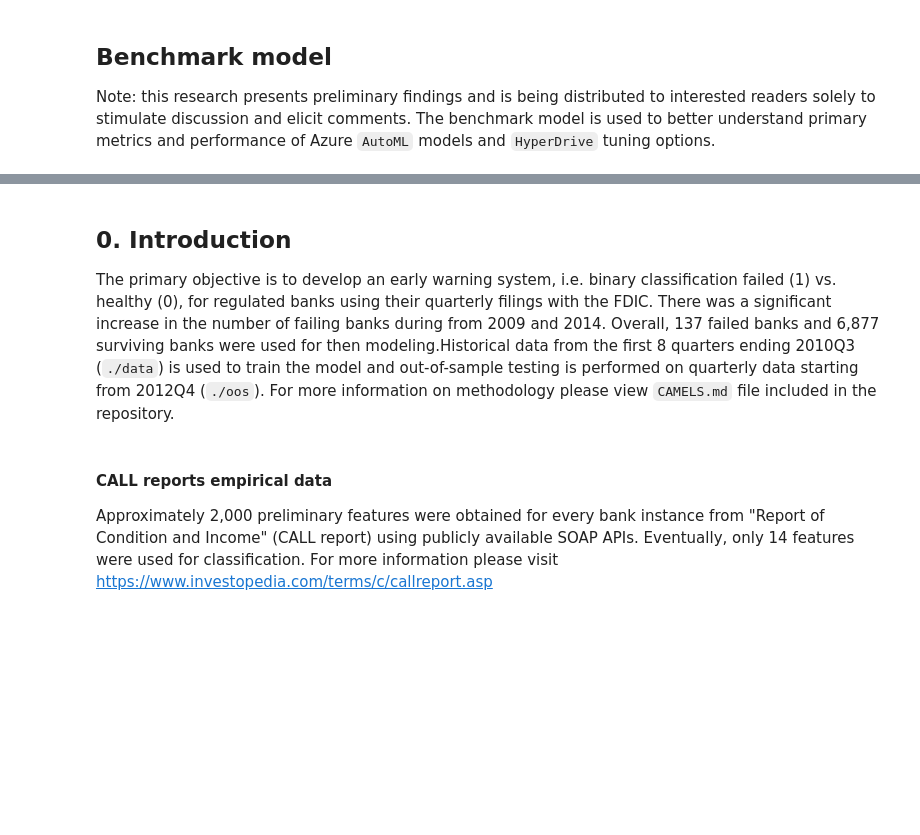
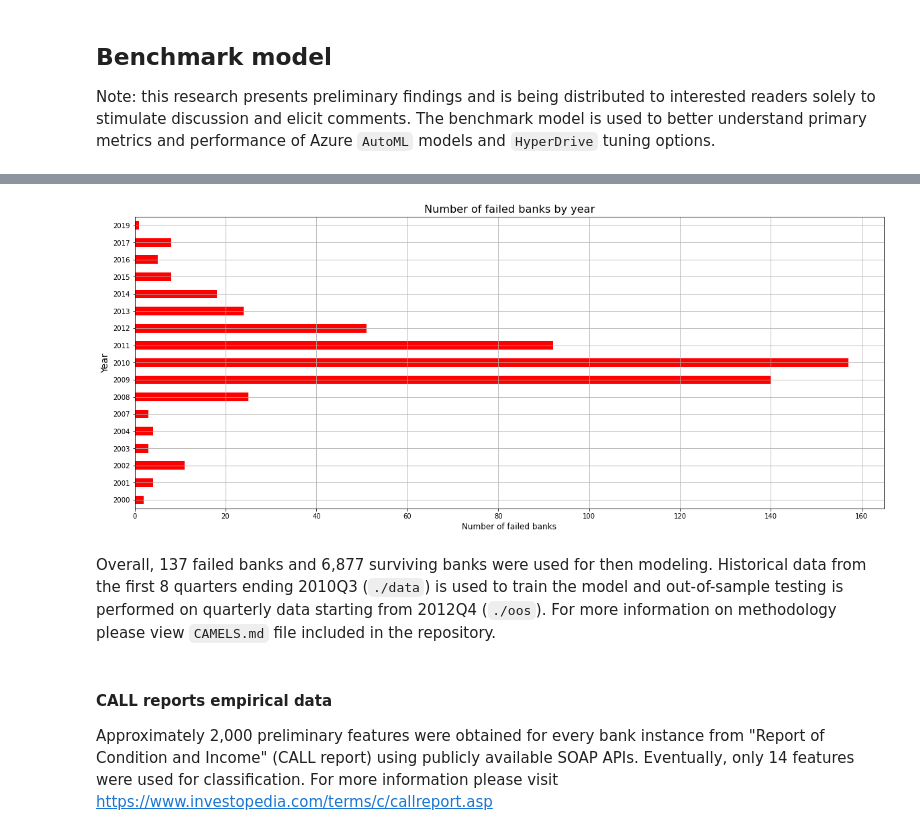
Before and after one commit to allaccountstaken/automl_v_hyperdrive, a Jupyter notebook: benchmark_model.ipynb, the cells around one changed output, grey strips where cells are left out. Drawn from its saved outputs; the diff is of its cells as text; code cells hidden in the pictures; blank space fills up the shorter version.

Commit message:
plotting selected features and counts of all failed banks

```diff
--- a/benchmark_model.ipynb
+++ b/benchmark_model.ipynb
@@ -16,6 +19,18 @@ from IPython.display import Image
+# %%
+failed_banks = pd.read_csv('data/failed_banks_dataset.csv')
+failed_banks['Date'] = pd.to_datetime(failed_banks['Closing Date'])
+failed_banks['Year_failed'] = failed_banks['Date'].dt.year
+failed_banks['Quarter_failed'] = failed_banks['Date'].dt.quarter
+ax = failed_banks.groupby(failed_banks.Date.dt.year)['Bank Name'].count().plot(kind='barh', color='r', figsize=(20, 8))
+ax.grid()
+ax.set_xlabel("Number of failed banks", fontsize=12)
+ax.set_ylabel("Year", fontsize=14)
+plt.title(label ="Number of failed banks by year", fontsize=16)
+plt.show()
+# %% [output]
+[figure, added]
 # %% [markdown]
-## 0. Introduction
-The primary objective is to develop an early warning system, i.e. binary classification failed (1) vs. healthy (0), for regulated banks using their quarterly filings with the FDIC. There was a significant increase in the number of failing banks during from 2009 and 2014.  Overall, 137 failed banks and 6,877 surviving banks were used for then modeling.Historical data from the first 8 quarters ending 2010Q3 (`./data`) is used to train the model and out-of-sample testing is performed on quarterly data starting from 2012Q4 (`./oos`).  For more information on methodology please view `CAMELS.md` file included in the repository.
+Overall, 137 failed banks and 6,877 surviving banks were used for then modeling. Historical data from the first 8 quarters ending 2010Q3 (`./data`) is used to train the model and out-of-sample testing is performed on quarterly data starting from 2012Q4 (`./oos`).  For more information on methodology please view `CAMELS.md` file included in the repository.
 # %% [markdown]
 #### CALL reports empirical data
 Approximately 2,000 preliminary features were obtained for every bank instance from "Report of Condition and Income" (CALL report) using publicly available SOAP APIs. Eventually, only 14 features were used for classification. For more information please visit https://www.investopedia.com/terms/c/callreport.asp
```
Also changed, not shown: parts of 7 cells of this notebook.
